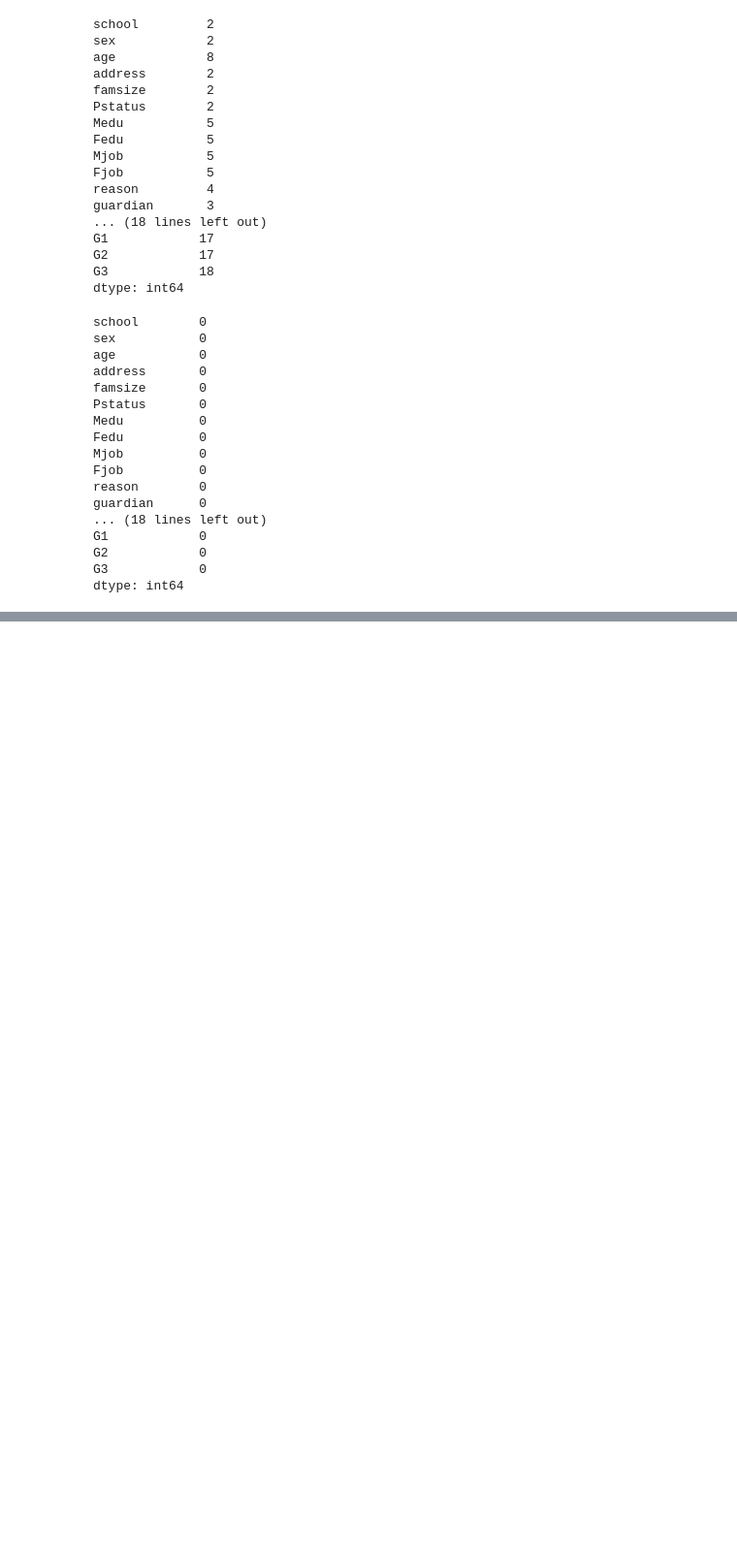
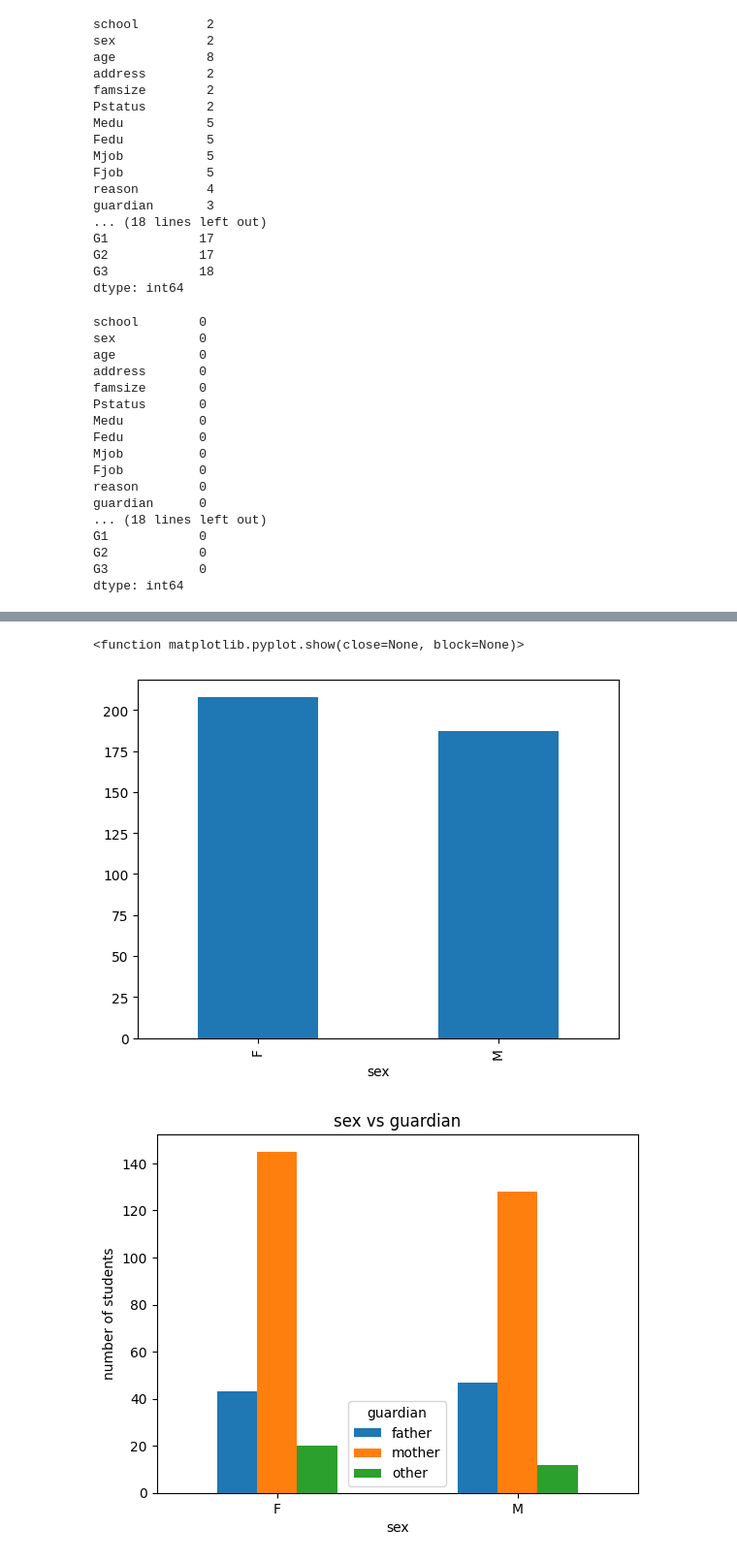
Before and after one commit to namukwayavanessa-hub/test-data-science, a Jupyter notebook: section 1.ipynb, the cells around one changed output, grey strips where cells are left out. Shown at 97% size. Saved outputs shown, nothing was run; the diff lists cells and outputs as text; code cells hidden in the pictures; blank space fills up the shorter version.

```diff
--- a/section 1.ipynb
+++ b/section 1.ipynb
@@ -220,0 +271,13 @@ ValueError: Value of 'x' is not the name of a column in 'data_frame'. Expected o
+# %%
+df['sex'] .value_counts().plot(kind='bar')        # abar chart for two categories (grouped bar chart)
+cross_tab= pd.crosstab(df['sex'], df['guardian'])
+cross_tab.plot(kind='bar')
+plt.title('sex vs guardian')
+plt.xlabel('sex')
+plt.ylabel('number of students')
+plt.xticks(rotation=0)                # shows how many males have mother as guardian and vice verse
+plt.show
+# %% [output]
+<function matplotlib.pyplot.show(close=None, block=None)>
+[figure, added]
+[figure, added]
```
Also changed, not shown: parts of 8 cells of this notebook.
